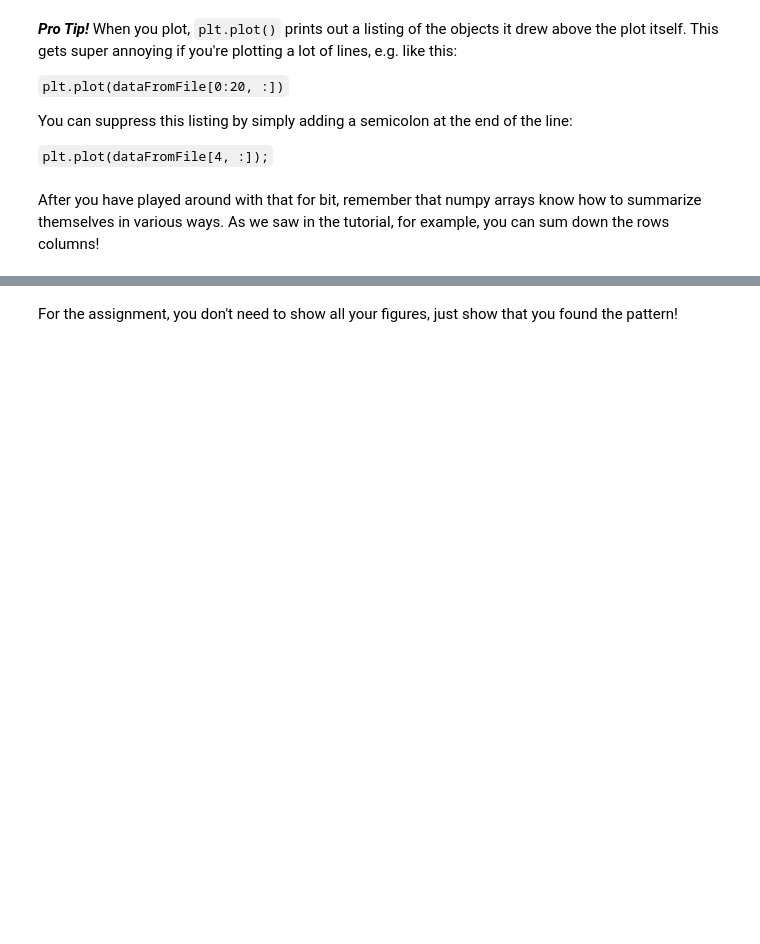
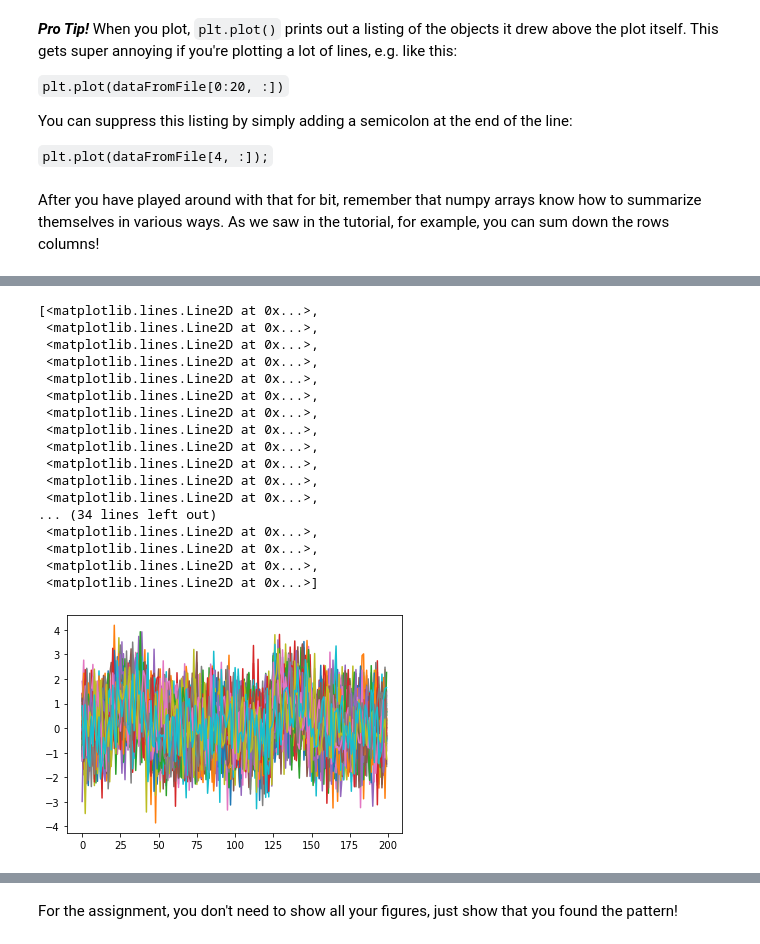
Before and after one commit to 0417Paul/PSY341K-FDS1, a Jupyter notebook: Exercise-009/tutorial009Exercise.ipynb, the cells around one changed output, grey strips where cells are left out. Saved outputs shown, nothing was run; the diff lists cells and outputs as text; code cells hidden in the pictures; blank space fills up the shorter version.

```diff
--- a/Exercise-009/tutorial009Exercise.ipynb
+++ b/Exercise-009/tutorial009Exercise.ipynb
@@ -160,0 +170,21 @@ After you have played around with that for bit, remember that numpy arrays know
+# %%
+plt.plot(data_2[:,0:])
+# %% [output]
+[<matplotlib.lines.Line2D at 0x...>,
+ <matplotlib.lines.Line2D at 0x...>,
+ <matplotlib.lines.Line2D at 0x...>,
+ <matplotlib.lines.Line2D at 0x...>,
+ <matplotlib.lines.Line2D at 0x...>,
+ <matplotlib.lines.Line2D at 0x...>,
+ <matplotlib.lines.Line2D at 0x...>,
+ <matplotlib.lines.Line2D at 0x...>,
+ <matplotlib.lines.Line2D at 0x...>,
+ <matplotlib.lines.Line2D at 0x...>,
+ <matplotlib.lines.Line2D at 0x...>,
+ <matplotlib.lines.Line2D at 0x...>,
+... (34 lines left out)
+ <matplotlib.lines.Line2D at 0x...>,
+ <matplotlib.lines.Line2D at 0x...>,
+ <matplotlib.lines.Line2D at 0x...>,
+ <matplotlib.lines.Line2D at 0x...>]
+[figure, added]
```
Also changed, not shown: parts of 4 cells of this notebook, 3 other files.
